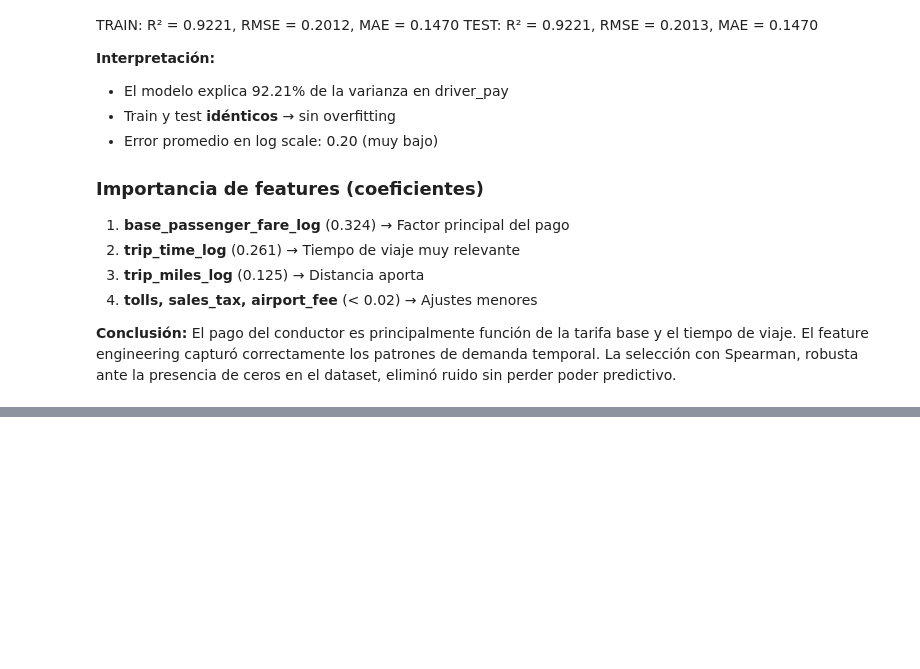
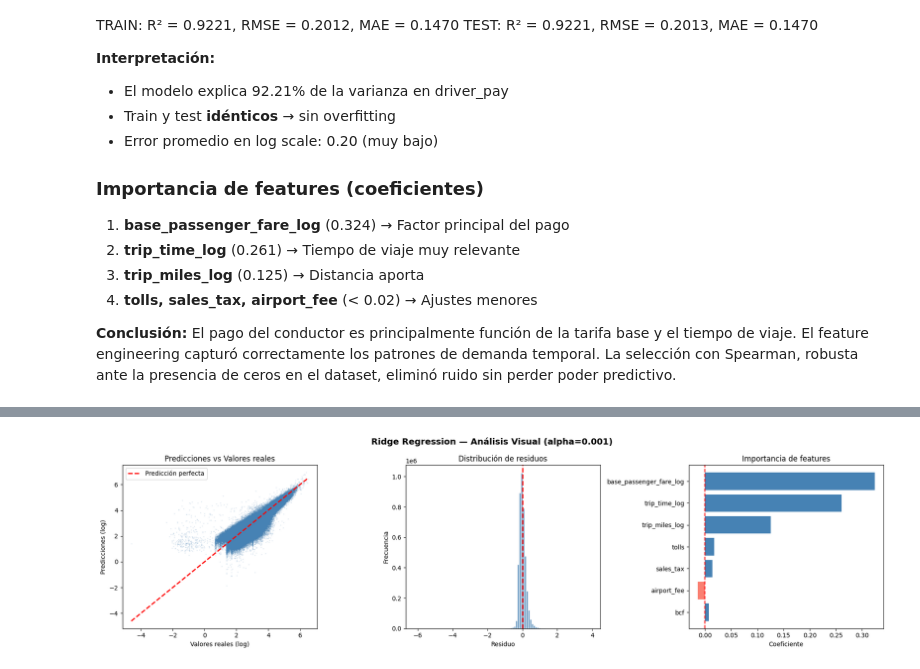
Before and after one commit to bamazonai/G8-TP-AnD, a Jupyter notebook: proyecto_hvfhs.ipynb, the cells around one changed output, grey strips where cells are left out. Drawn from its saved outputs; the diff is of its cells as text; code cells hidden in the pictures; blank space fills up the shorter version.

```diff
--- a/proyecto_hvfhs.ipynb
+++ b/proyecto_hvfhs.ipynb
@@ -1043,0 +1083,19 @@ eliminó ruido sin perder poder predictivo.
+# %%
+ridge = Ridge(alpha=ridge_cv.alpha_)
+ridge.fit(X_train_final, Y_train)
+
+Y_train_pred_ridge = ridge.predict(X_train_final)
+Y_test_pred_ridge  = ridge.predict(X_test_final)
+
+r2_train   = r2_score(Y_train, Y_train_pred_ridge)
+r2_test    = r2_score(Y_test_final, Y_test_pred_ridge)
+rmse_train = np.sqrt(mean_squared_error(Y_train, Y_train_pred_ridge))
+rmse_test  = np.sqrt(mean_squared_error(Y_test_final, Y_test_pred_ridge))
+mae_train  = mean_absolute_error(Y_train, Y_train_pred_ridge)
+mae_test   = mean_absolute_error(Y_test_final, Y_test_pred_ridge)
+
+print("Ridge Regression (alpha=0.001):")
+print("=" * 45)
+print(f"{'':10} {'R²':>8} {'RMSE':>8} {'MAE':>8}")
+print(f"{'Train':10} {r2_train:>8.4f} {rmse_train:>8.4f} {mae_train:>8.4f}")
+print(f"{'Test':10} {r2_test:>8.4f} {rmse_test:>8.4f} {mae_test:>8.4f}")
@@ -1043,0 +1115,41 @@ eliminó ruido sin perder poder predictivo.
+# %%
+fig, axes = plt.subplots(1, 3, figsize=(18, 5))
+fig.suptitle('Ridge Regression — Análisis Visual (alpha=0.001)',
+             fontsize=14, fontweight='bold')
+
+# Gráfico 1 — Predicciones vs Valores reales
+axes[0].scatter(Y_test_final, Y_test_pred_ridge,
+                alpha=0.1, color='steelblue', s=1)
+axes[0].plot([Y_test_final.min(), Y_test_final.max()],
+             [Y_test_final.min(), Y_test_final.max()],
+             'r--', linewidth=2, label='Predicción perfecta')
+axes[0].set_xlabel('Valores reales (log)')
+axes[0].set_ylabel('Predicciones (log)')
+axes[0].set_title('Predicciones vs Valores reales')
+axes[0].legend()
+
+# Gráfico 2 — Distribución de residuos
+residuos = Y_test_final - Y_test_pred_ridge
+axes[1].hist(residuos, bins=100, color='steelblue',
+             edgecolor='white', alpha=0.8)
+axes[1].axvline(x=0, color='red', linestyle='--', linewidth=2)
+axes[1].set_xlabel('Residuo')
+axes[1].set_ylabel('Frecuencia')
+axes[1].set_title('Distribución de residuos')
+
+# Gráfico 3 — Coeficientes
+coef_df = pd.DataFrame({
+    'Feature': features_seleccionadas,
+    'Coeficiente': ridge.coef_
+}).sort_values('Coeficiente', key=abs, ascending=True)
+
+colors = ['steelblue' if c > 0 else 'salmon' for c in coef_df['Coeficiente']]
+axes[2].barh(coef_df['Feature'], coef_df['Coeficiente'], color=colors)
+axes[2].axvline(x=0, color='red', linestyle='--')
+axes[2].set_xlabel('Coeficiente')
+axes[2].set_title('Importancia de features')
+
+plt.tight_layout()
+plt.show()
+# %% [output]
+[figure, added]
```
Also changed, not shown: parts of 32 cells of this notebook, 2 other files.
